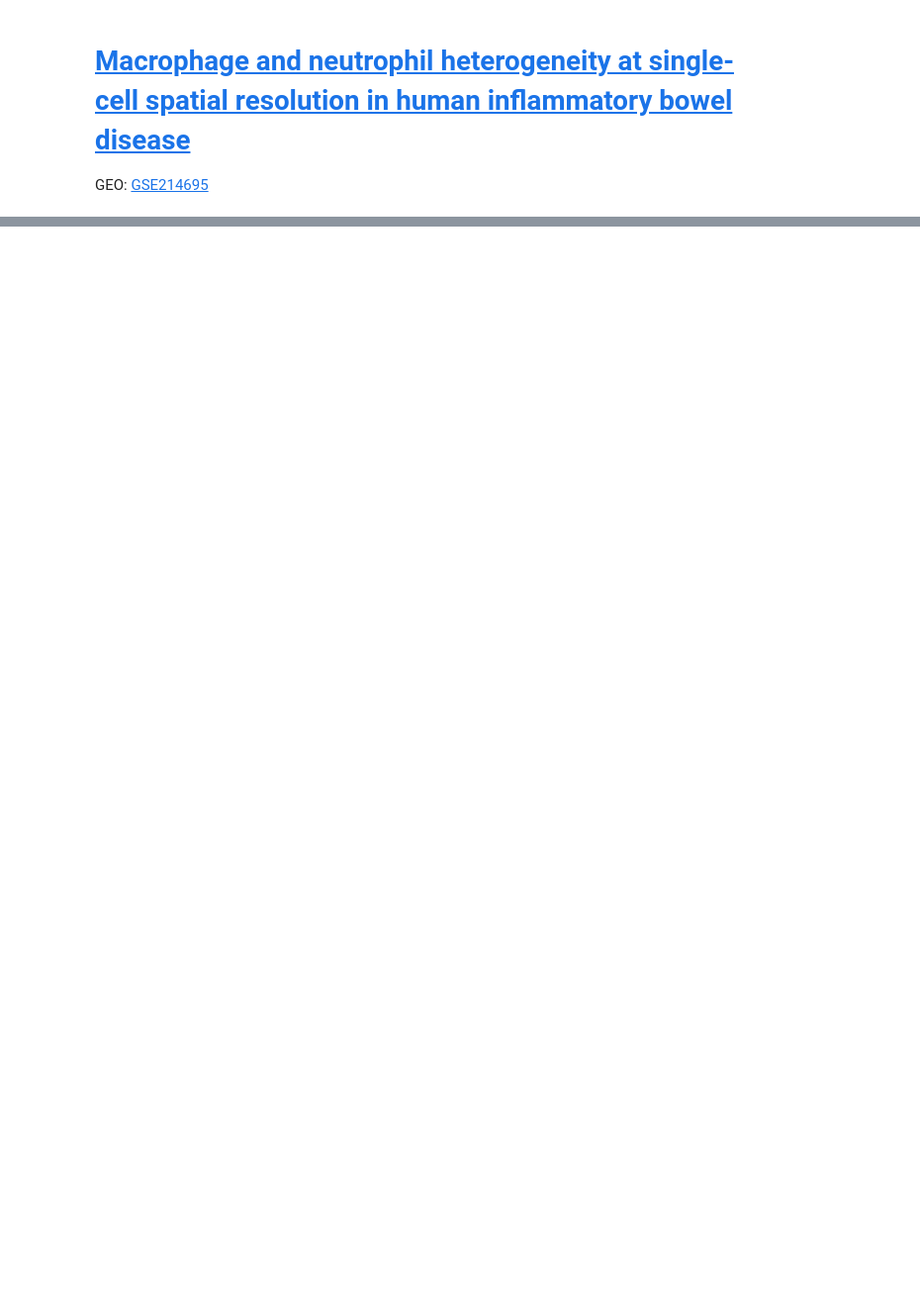
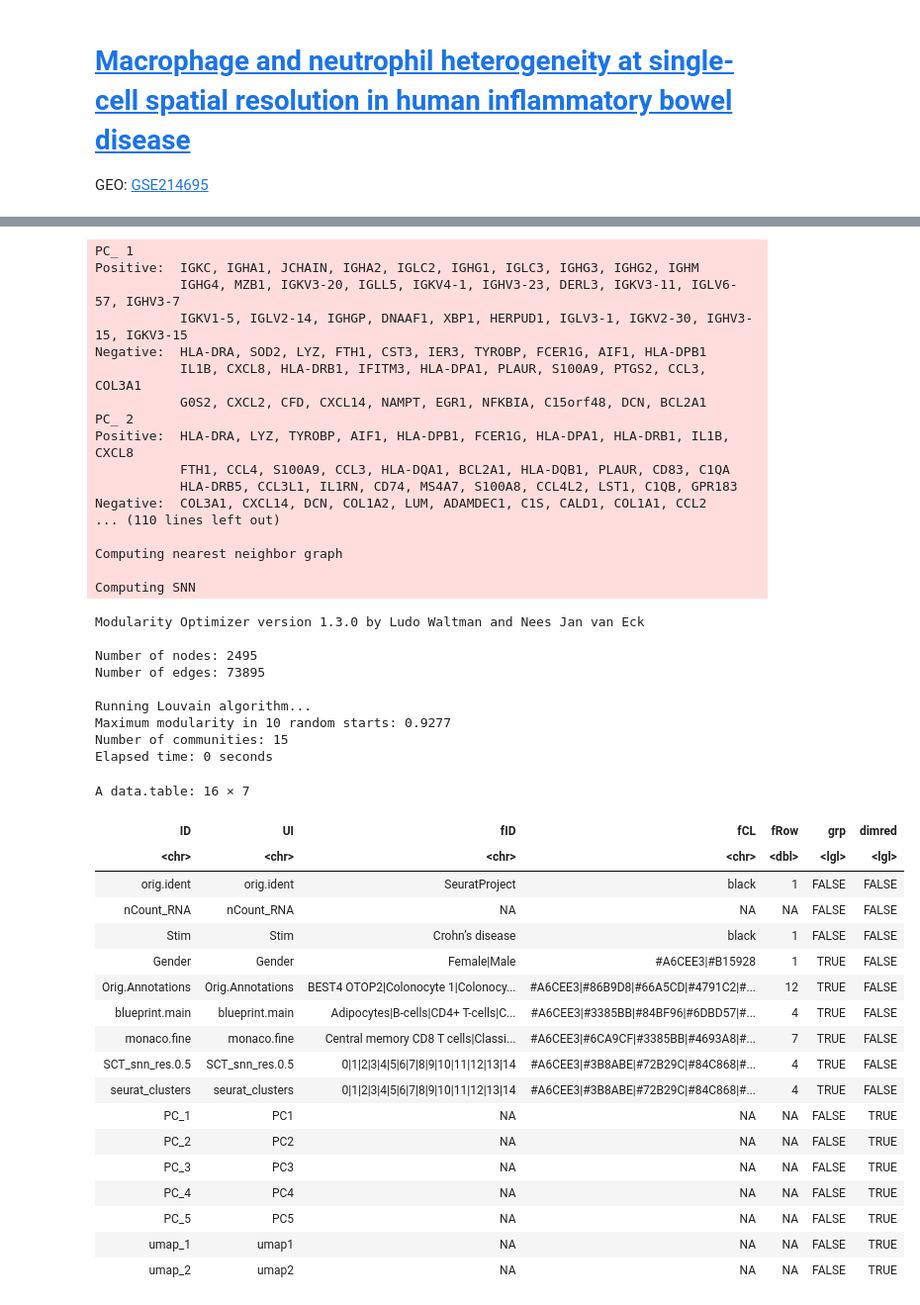
Before and after one commit to siegelna/2024_06_24_Garrido-Trig.et.al-37495570, a Jupyter notebook: analysis.ipynb, the cells around one changed output, grey strips where cells are left out. Shown: that part at 99% size. Saved outputs shown, nothing was run; the diff lists cells and outputs as text; code cells hidden in the pictures; blank space fills up the shorter version.

```diff
--- a/analysis.ipynb
+++ b/analysis.ipynb
@@ -238,22 +393,68 @@ makeShinyFiles(seu, scConf2,
 # %%
 # Crohn's disease
 load(file=file.path('objects', '06.rda'))
-test <- subset(test, subset = Stim == "Crohn’s disease")
-test <- RunPCA(test, npcs = 30, verbose = TRUE)
-test <- RunUMAP(test, reduction = "pca", dims = 1:20)
-test <- FindNeighbors(test, reduction = "pca", dims = 1:20)
-test <- FindClusters(test, resolution = 0.5)
+obj <- subset(obj, subset = Stim == "Crohn’s disease")
+obj <- RunPCA(obj, npcs = 30, verbose = TRUE)
+obj <- RunUMAP(obj, reduction = "pca", dims = 1:20)
+obj <- FindNeighbors(obj, reduction = "pca", dims = 1:20)
+obj <- FindClusters(obj, resolution = 0.5)
 
-save(test, file=file.path('objects', 'cd.rda'))
+save(obj, file=file.path('objects', 'cd.rda'))
 
-seu =  test
+seu =  obj
 scConf3 = createConfig(seu)
 makeShinyFiles(seu, scConf3,
              gene.mapping = TRUE,
              shiny.prefix = "sc3",
              shiny.dir = "colon_UC_crohns_scRNA-seq_GSM6614348/",
              gex.assay = "SCT",
              default.multigene = present_genes)
+# %% [output]
+PC_ 1
+Positive:  IGKC, IGHA1, JCHAIN, IGHA2, IGLC2, IGHG1, IGLC3, IGHG3, IGHG2, IGHM
+           IGHG4, MZB1, IGKV3-20, IGLL5, IGKV4-1, IGHV3-23, DERL3, IGKV3-11, IGLV6-57, IGHV3-7
+           IGKV1-5, IGLV2-14, IGHGP, DNAAF1, XBP1, HERPUD1, IGLV3-1, IGKV2-30, IGHV3-15, IGKV3-15
+Negative:  HLA-DRA, SOD2, LYZ, FTH1, CST3, IER3, TYROBP, FCER1G, AIF1, HLA-DPB1
+           IL1B, CXCL8, HLA-DRB1, IFITM3, HLA-DPA1, PLAUR, S100A9, PTGS2, CCL3, COL3A1
+           G0S2, CXCL2, CFD, CXCL14, NAMPT, EGR1, NFKBIA, C15orf48, DCN, BCL2A1
+PC_ 2
+Positive:  HLA-DRA, LYZ, TYROBP, AIF1, HLA-DPB1, FCER1G, HLA-DPA1, HLA-DRB1, IL1B, CXCL8
+           FTH1, CCL4, S100A9, CCL3, HLA-DQA1, BCL2A1, HLA-DQB1, PLAUR, CD83, C1QA
+           HLA-DRB5, CCL3L1, IL1RN, CD74, MS4A7, S100A8, CCL4L2, LST1, C1QB, GPR183
+Negative:  COL3A1, CXCL14, DCN, COL1A2, LUM, ADAMDEC1, C1S, CALD1, COL1A1, CCL2
+... (110 lines left out)
+
+Computing nearest neighbor graph
+
+Computing SNN
+Modularity Optimizer version 1.3.0 by Ludo Waltman and Nees Jan van Eck
+
+Number of nodes: 2495
+Number of edges: 73895
+
+Running Louvain algorithm...
+Maximum modularity in 10 random starts: 0.9277
+Number of communities: 15
+Elapsed time: 0 seconds
+A data.table: 16 × 7
+| ID | UI | fID | fCL | fRow | grp | dimred |
+| <chr> | <chr> | <chr> | <chr> | <dbl> | <lgl> | <lgl> |
+| orig.ident | orig.ident | SeuratProject | black | 1 | FALSE | FALSE |
+| nCount_RNA | nCount_RNA | NA | NA | NA | FALSE | FALSE |
+| Stim | Stim | Crohn’s disease | black | 1 | FALSE | FALSE |
+| Gender | Gender | Female|Male | #A6CEE3|#B15928 | 1 | TRUE | FALSE |
+| Orig.Annotations | Orig.Annotations | BEST4 OTOP2|Colonocyte 1|Colonocy... | #A6CEE3|#86B9D8|#66A5CD|#4791C2|#... | 12 | TRUE | FALSE |
+| blueprint.main | blueprint.main | Adipocytes|B-cells|CD4+ T-cells|C... | #A6CEE3|#3385BB|#84BF96|#6DBD57|#... | 4 | TRUE | FALSE |
+| monaco.fine | monaco.fine | Central memory CD8 T cells|Classi... | #A6CEE3|#6CA9CF|#3385BB|#4693A8|#... | 7 | TRUE | FALSE |
+| SCT_snn_res.0.5 | SCT_snn_res.0.5 | 0|1|2|3|4|5|6|7|8|9|10|11|12|13|14 | #A6CEE3|#3B8ABE|#72B29C|#84C868|#... | 4 | TRUE | FALSE |
+| seurat_clusters | seurat_clusters | 0|1|2|3|4|5|6|7|8|9|10|11|12|13|14 | #A6CEE3|#3B8ABE|#72B29C|#84C868|#... | 4 | TRUE | FALSE |
+| PC_1 | PC1 | NA | NA | NA | FALSE | TRUE |
+| PC_2 | PC2 | NA | NA | NA | FALSE | TRUE |
+| PC_3 | PC3 | NA | NA | NA | FALSE | TRUE |
+| PC_4 | PC4 | NA | NA | NA | FALSE | TRUE |
+| PC_5 | PC5 | NA | NA | NA | FALSE | TRUE |
+| umap_1 | umap1 | NA | NA | NA | FALSE | TRUE |
+| umap_2 | umap2 | NA | NA | NA | FALSE | TRUE |
 # %%
 # Controls
 load(file=file.path('objects', '06.rda'))
```
Also changed, not shown: parts of 48 cells of this notebook.
